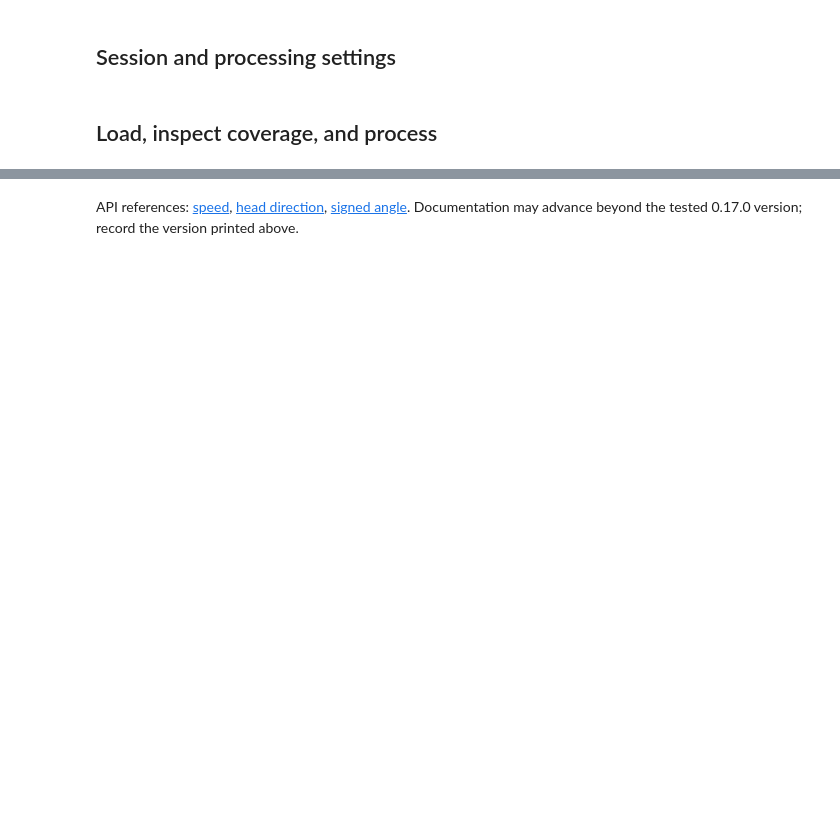
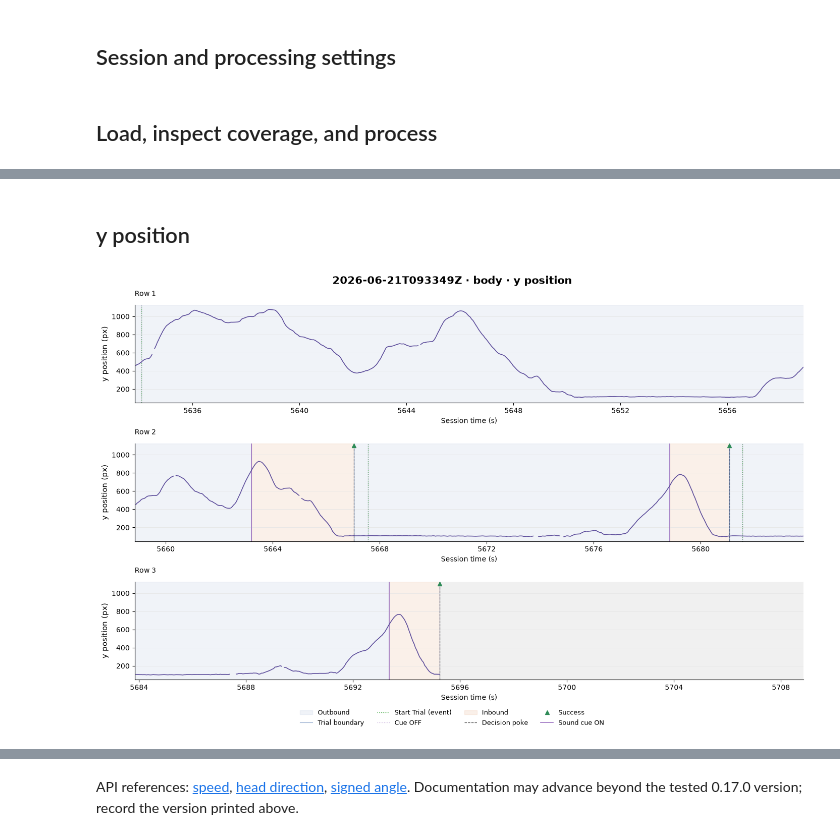
Before and after one commit to Keshavarzi-lab/data-conduit, a Jupyter notebook: src/movement_figures/Figures/Kinematics/kinematics.ipynb, the cells around one changed output, grey strips where cells are left out. Drawn from its saved outputs; the diff is of its cells as text; code cells hidden in the pictures; blank space fills up the shorter version.

```diff
--- a/src/movement_figures/Figures/Kinematics/kinematics.ipynb
+++ b/src/movement_figures/Figures/Kinematics/kinematics.ipynb
@@ -189,0 +531,17 @@ plt.show()
+# %% [markdown]
+## y position
+# %%
+#=== 1| Plot y position as one continuous wrapped timeline ========
+y_position_figure, y_position_axes = plot_wrapped_kinematic_trace(
+    measurements["y_position"],
+    trials,
+    events,
+    window=plot_window,
+    row_duration_s=ROW_DURATION_S,
+    ylabel="y position (px)",
+    title=f"{SESSION} · {TRACKING_KEYPOINT} · y position",
+    y_mode="data",
+)
+plt.show()
+# %% [output]
+[figure, added]
```
Also changed, not shown: parts of 17 cells of this notebook, 13 other files.
